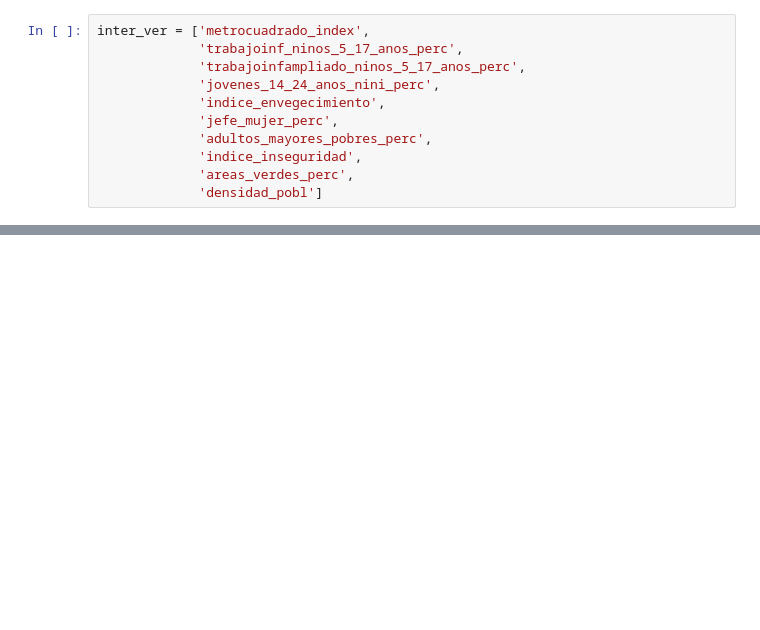
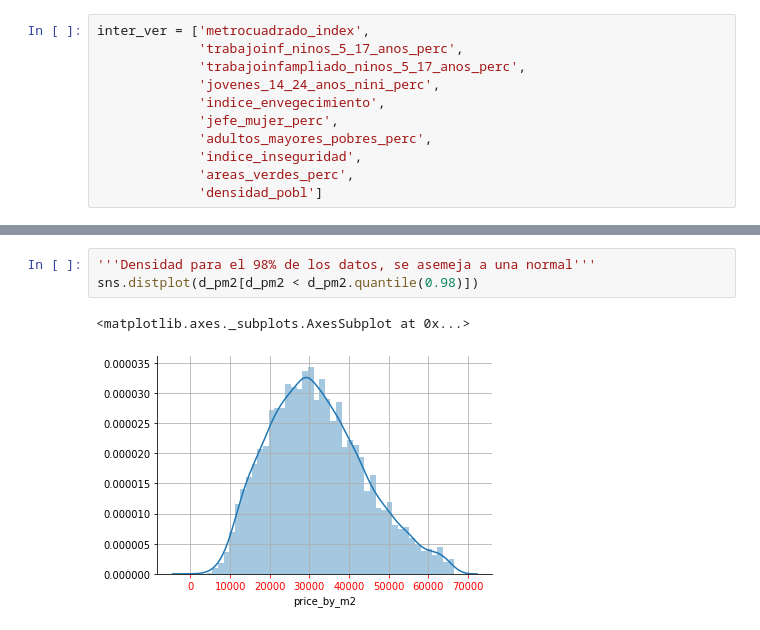
Before and after one commit to JavierSantibanez1/Tarea1_DSLab_Grupo11, a Jupyter notebook: tarea 1/P1_unificada.ipynb, the cells around one changed output, grey strips where cells are left out. Drawn from its saved outputs; the diff is of its cells as text; blank space fills up the shorter version.

```diff
--- a/tarea 1/P1_unificada.ipynb
+++ b/tarea 1/P1_unificada.ipynb
@@ -1389,0 +1417,6 @@ for c in inter_ver:
+# %%
+'''Densidad para el 98% de los datos, se asemeja a una normal'''
+sns.distplot(d_pm2[d_pm2 < d_pm2.quantile(0.98)])
+# %% [output]
+<matplotlib.axes._subplots.AxesSubplot at 0x...>
+[figure, added]
```
Also changed, not shown: parts of 8 cells of this notebook.
